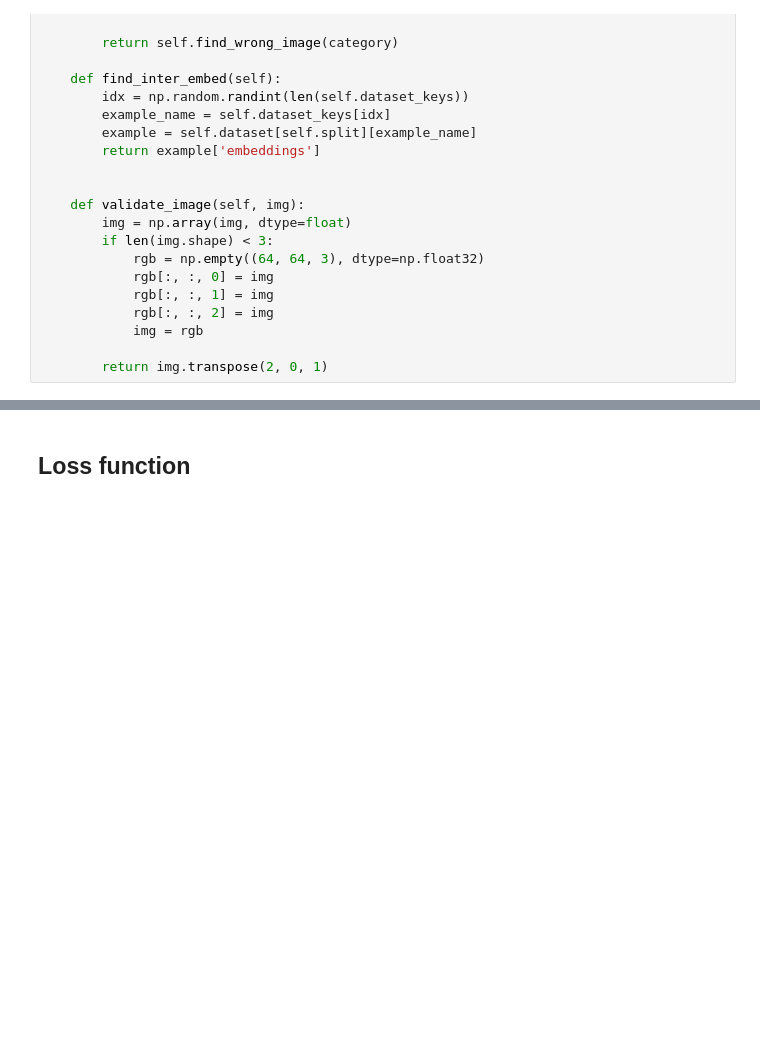
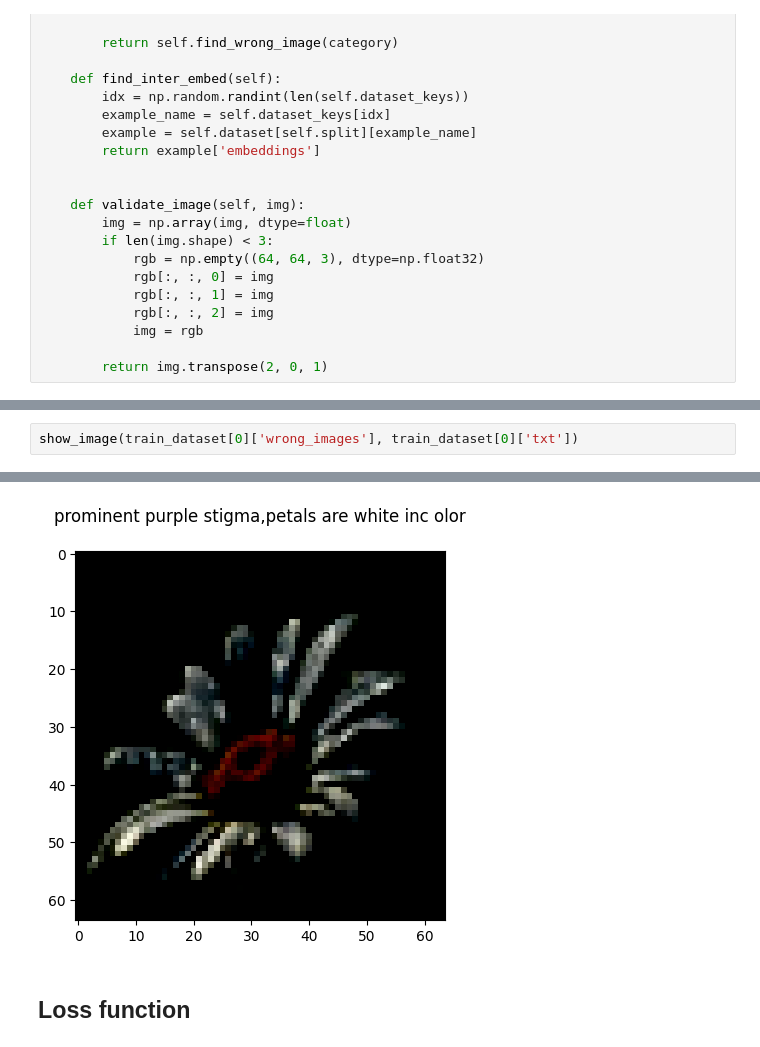
Before and after one commit to good593/course_ai, a Jupyter notebook: 2. Deep Learning/5. Vision-NLP Pytorch/3. Text2Image - Synthesis.ipynb, the cells around one changed output, grey strips where cells are left out. Drawn from its saved outputs; the diff is of its cells as text; blank space fills up the shorter version.

```diff
--- a/2. Deep Learning/5. Vision-NLP Pytorch/3. Text2Image - Synthesis.ipynb
+++ b/2. Deep Learning/5. Vision-NLP Pytorch/3. Text2Image - Synthesis.ipynb
@@ -215,0 +231,3 @@ No of batches:  115
+# %%
+show_image(train_dataset[0]['wrong_images'], train_dataset[0]['txt'])
+# %% [output]
@@ -216,3 +235,4 @@ No of batches:  115
+[figure, added]
 # %% [markdown]
 ## Loss function
 # %%
```
Also changed, not shown: parts of 5 cells of this notebook.
